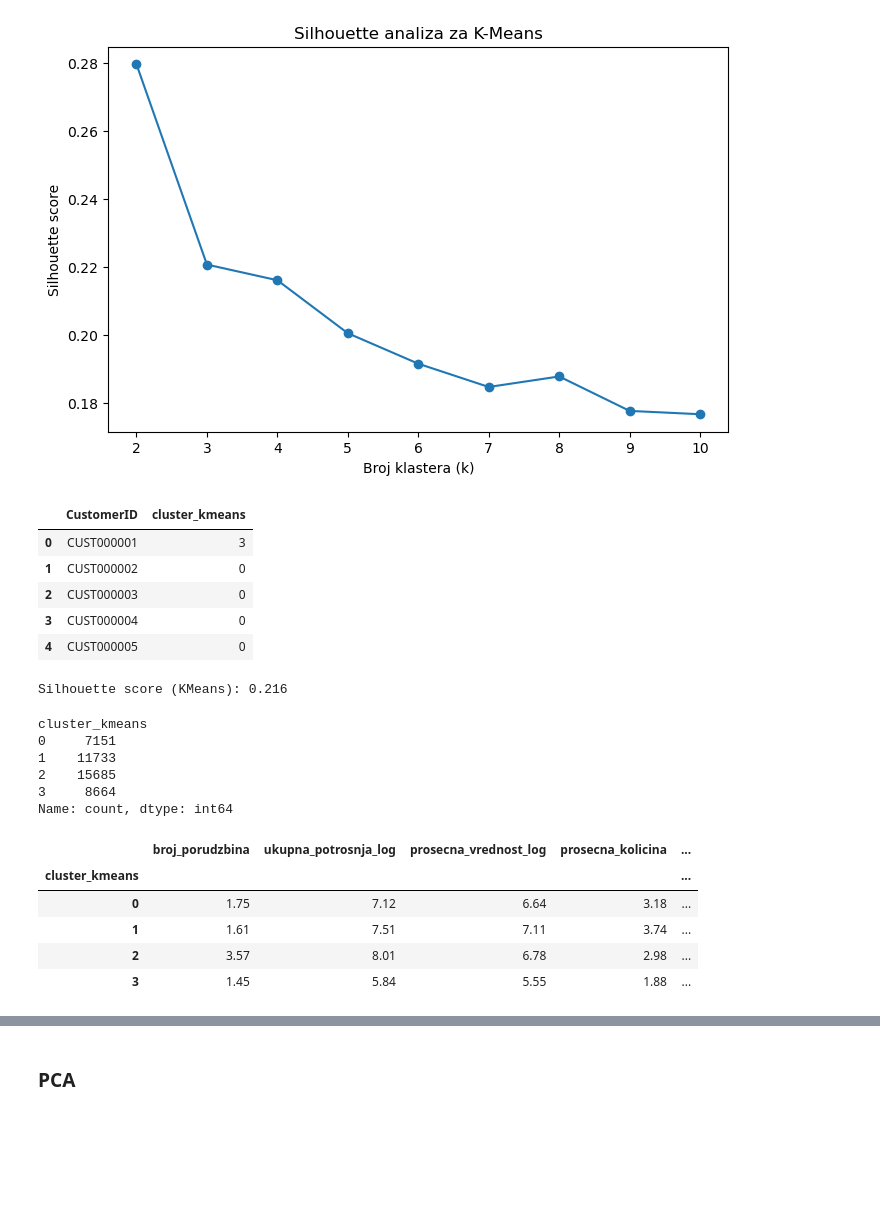
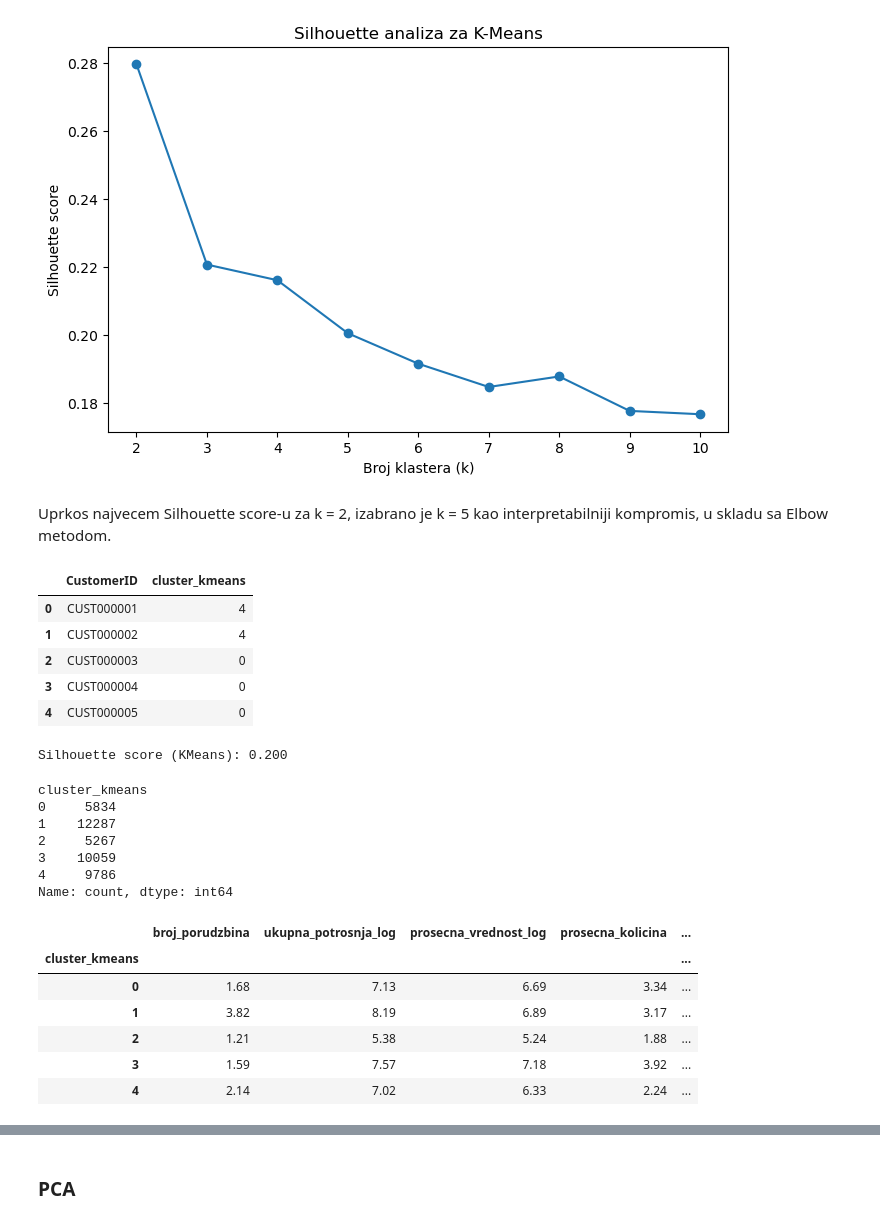
Before and after one commit to nemanjastojanovicc/amazon-sales, a Jupyter notebook: amazon-sales-main.ipynb, the cells around one changed output, grey strips where cells are left out. Saved outputs shown, nothing was run; the diff lists cells and outputs as text; code cells hidden in the pictures; blank space fills up the shorter version.

```diff
--- a/amazon-sales-main.ipynb
+++ b/amazon-sales-main.ipynb
@@ -229,4 +252,12 @@ X.head()
 from sklearn.preprocessing import StandardScaler
 
 scaler = StandardScaler()
-X_scaled = scaler.fit_transform(X)
+X_scaled_array = scaler.fit_transform(X)
+
+X_scaled = pd.DataFrame(
+    X_scaled_array,
+    columns=X.columns,
+    index=customer_df["CustomerID"]
+)
+
+X_scaled.head()
@@ -307,22 +335,24 @@ plt.title("Silhouette analiza za K-Means")
 plt.show()
 # %% [output]
 [figure]
+# %% [markdown]
+Uprkos najvecem Silhouette score-u za k = 2, izabrano je k = 5 kao interpretabilniji kompromis, u skladu sa Elbow metodom.
 # %%
-optimal_k = 4
+optimal_k = 5
 
 kmeans = KMeans(
     n_clusters=optimal_k,
     random_state=RANDOM_STATE,
     n_init=10
 )
 
 customer_df["cluster_kmeans"] = kmeans.fit_predict(X_scaled)
 
 customer_df[["CustomerID", "cluster_kmeans"]].head()
 # %% [output]
 |  | CustomerID | cluster_kmeans |
-| 0 | CUST000001 | 3 |
-| 1 | CUST000002 | 0 |
+| 0 | CUST000001 | 4 |
+| 1 | CUST000002 | 4 |
 | 2 | CUST000003 | 0 |
 | 3 | CUST000004 | 0 |
 | 4 | CUST000005 | 0 |
@@ -330,15 +360,16 @@ customer_df[["CustomerID", "cluster_kmeans"]].head()
 sil_score_kmeans = silhouette_score(X_scaled, customer_df["cluster_kmeans"])
 print(f"Silhouette score (KMeans): {sil_score_kmeans:.3f}")
 # %% [output]
-Silhouette score (KMeans): 0.216
+Silhouette score (KMeans): 0.200
 # %%
 customer_df["cluster_kmeans"].value_counts().sort_index()
 # %% [output]
 cluster_kmeans
-0     7151
-1    11733
-2    15685
-3     8664
+0     5834
+1    12287
+2     5267
+3    10059
+4     9786
 Name: count, dtype: int64
 # %%
 cluster_summary = (
@@ -351,7 +382,8 @@ cluster_summary
 # %% [output]
 |  | broj_porudzbina | ukupna_potrosnja_log | prosecna_vrednost_log | prosecna_kolicina | ... |
 | cluster_kmeans |  |  |  |  | ... |
-| 0 | 1.75 | 7.12 | 6.64 | 3.18 | ... |
-| 1 | 1.61 | 7.51 | 7.11 | 3.74 | ... |
-| 2 | 3.57 | 8.01 | 6.78 | 2.98 | ... |
-| 3 | 1.45 | 5.84 | 5.55 | 1.88 | ... |
+| 0 | 1.68 | 7.13 | 6.69 | 3.34 | ... |
+| 1 | 3.82 | 8.19 | 6.89 | 3.17 | ... |
+| 2 | 1.21 | 5.38 | 5.24 | 1.88 | ... |
+| 3 | 1.59 | 7.57 | 7.18 | 3.92 | ... |
+| 4 | 2.14 | 7.02 | 6.33 | 2.24 | ... |
```
Also changed, not shown: parts of 30 cells of this notebook.
